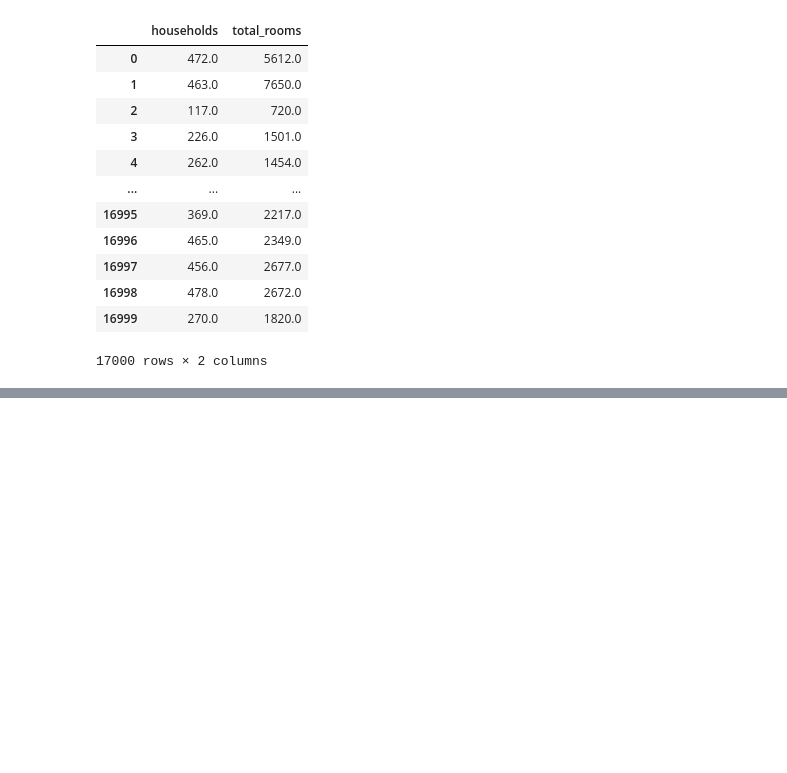
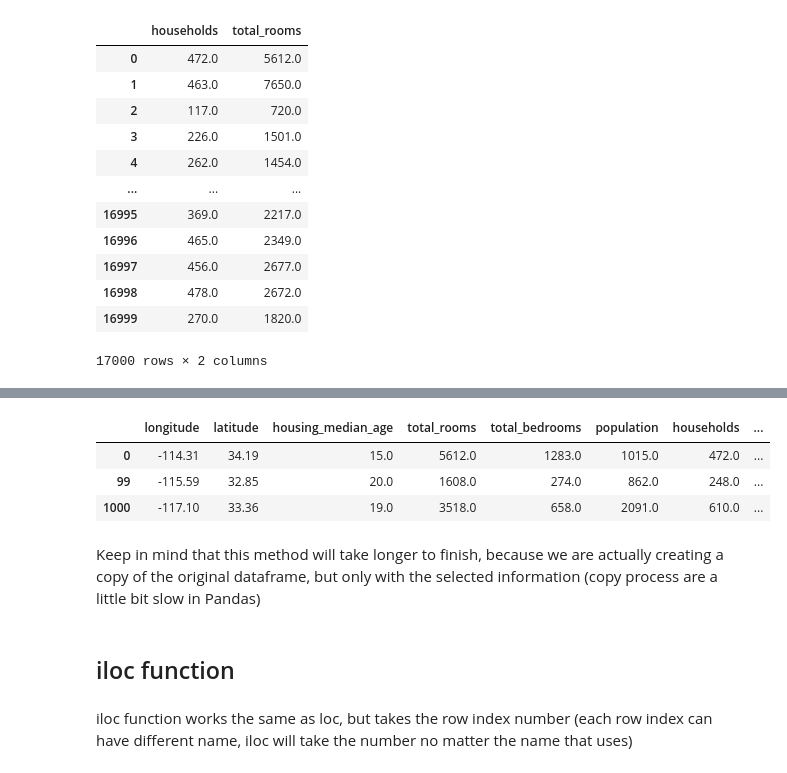
Before and after one commit to eduardagoulart/pandas_study, a Jupyter notebook: datas.ipynb, the cells around one changed output, grey strips where cells are left out. Saved outputs shown, nothing was run; the diff lists cells and outputs as text; code cells hidden in the pictures; blank space fills up the shorter version.

Commit message:
loc and iloc

```diff
--- a/datas.ipynb
+++ b/datas.ipynb
@@ -128,0 +199,14 @@ new_df
+# %%
+new_loc_df = df.loc[[0, 99, 1000]]
+new_loc_df
+# %% [output]
+|  | longitude | latitude | housing_median_age | total_rooms | total_bedrooms | population | households | ... |
+| 0 | -114.31 | 34.19 | 15.0 | 5612.0 | 1283.0 | 1015.0 | 472.0 | ... |
+| 99 | -115.59 | 32.85 | 20.0 | 1608.0 | 274.0 | 862.0 | 248.0 | ... |
+| 1000 | -117.10 | 33.36 | 19.0 | 3518.0 | 658.0 | 2091.0 | 610.0 | ... |
+# %% [markdown]
+Keep in mind that this method will take longer to finish, because we are actually creating a copy of the original dataframe, but only with the selected information (copy process are a little bit slow in Pandas)
+# %% [markdown]
+## iloc function
+# %% [markdown]
+iloc function works the same as loc, but takes the row index number (each row index can have different name, iloc will take the number no matter the name that uses)
```
Also changed, not shown: parts of 13 cells of this notebook.
